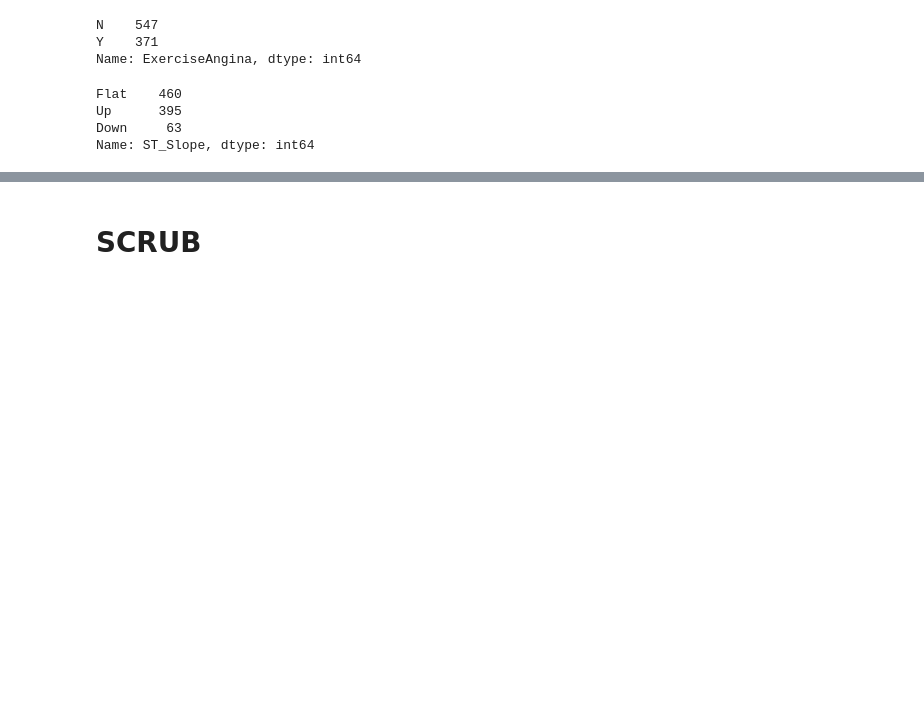
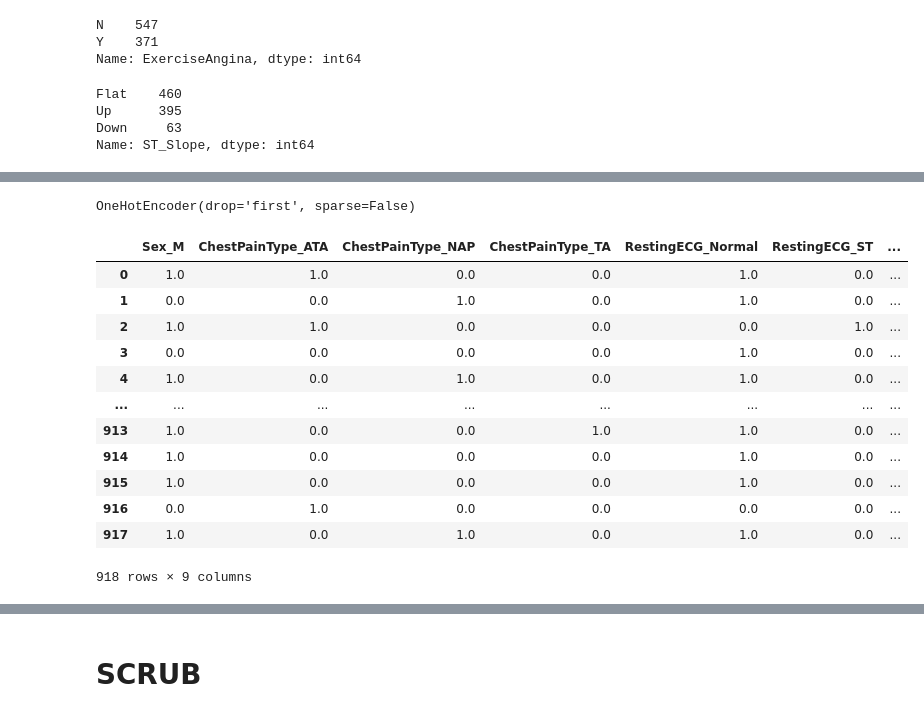
Before and after one commit to ds-leehanjin/heart_failure, a Jupyter notebook: index_OSEMN_plus_mvp.ipynb, the cells around one changed output, grey strips where cells are left out. Drawn from its saved outputs; the diff is of its cells as text; code cells hidden in the pictures; blank space fills up the shorter version.

```diff
--- a/index_OSEMN_plus_mvp.ipynb
+++ b/index_OSEMN_plus_mvp.ipynb
@@ -419,3 +419,28 @@ for col in num_cols:
 [figure]
 [figure]
 [figure]
+# %%
+encoder = OneHotEncoder(sparse=False, drop='first')
+encoder
+# %% [output]
+OneHotEncoder(drop='first', sparse=False)
+# %%
+## make encoded vars_df
+data_ohe = encoder.fit_transform(df[cat_cols])
+df_ohe = pd.DataFrame(data_ohe,columns=encoder.get_feature_names(cat_cols),
+                     index=df.index)
+df_ohe
+# %% [output]
+|  | Sex_M | ChestPainType_ATA | ChestPainType_NAP | ChestPainType_TA | RestingECG_Normal | RestingECG_ST | ... |
+| 0 | 1.0 | 1.0 | 0.0 | 0.0 | 1.0 | 0.0 | ... |
+| 1 | 0.0 | 0.0 | 1.0 | 0.0 | 1.0 | 0.0 | ... |
+| 2 | 1.0 | 1.0 | 0.0 | 0.0 | 0.0 | 1.0 | ... |
+| 3 | 0.0 | 0.0 | 0.0 | 0.0 | 1.0 | 0.0 | ... |
+| 4 | 1.0 | 0.0 | 1.0 | 0.0 | 1.0 | 0.0 | ... |
+| ... | ... | ... | ... | ... | ... | ... | ... |
+| 913 | 1.0 | 0.0 | 0.0 | 1.0 | 1.0 | 0.0 | ... |
+| 914 | 1.0 | 0.0 | 0.0 | 0.0 | 1.0 | 0.0 | ... |
+| 915 | 1.0 | 0.0 | 0.0 | 0.0 | 1.0 | 0.0 | ... |
+| 916 | 0.0 | 1.0 | 0.0 | 0.0 | 0.0 | 0.0 | ... |
+| 917 | 1.0 | 0.0 | 1.0 | 0.0 | 1.0 | 0.0 | ... |
+918 rows × 9 columns
```
Also changed, not shown: parts of 5 cells of this notebook.
